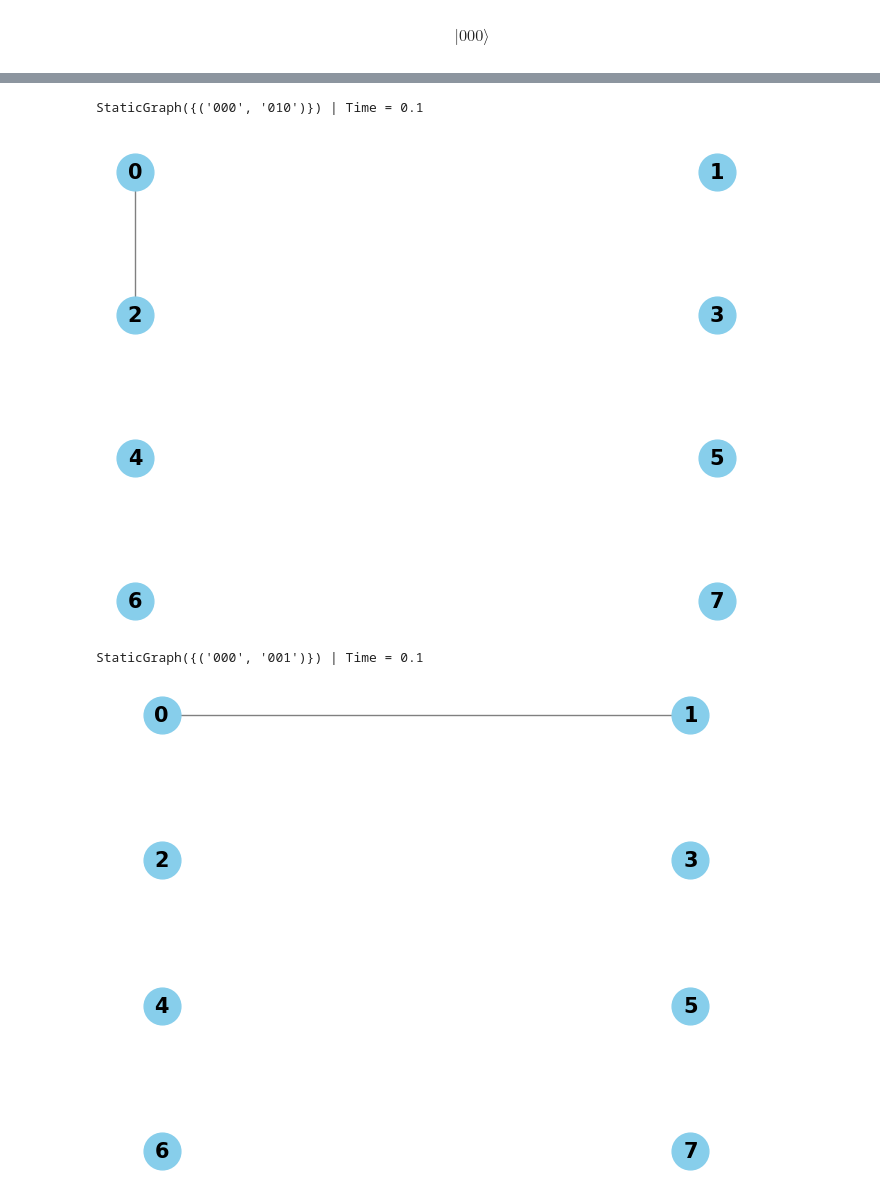
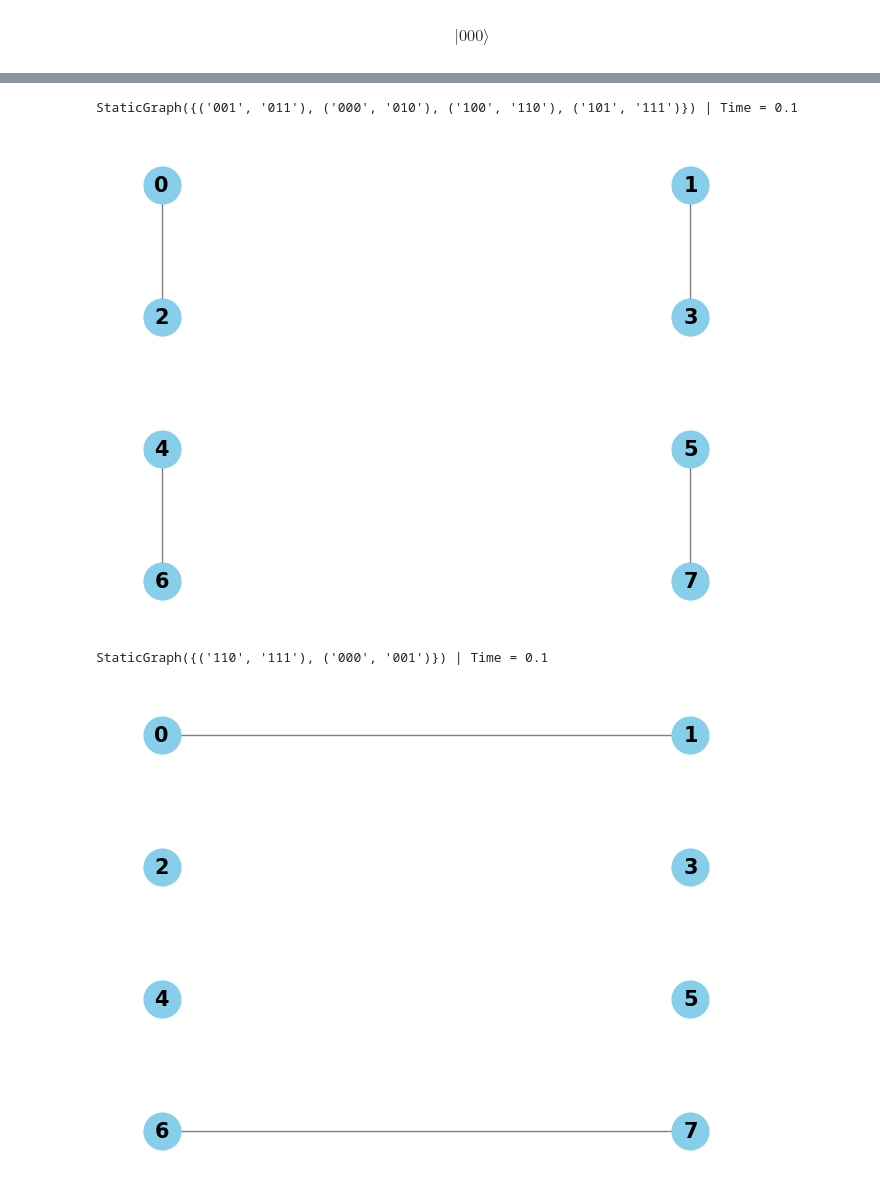
Before and after one commit to Mostafa-Atallah2020/ctqw-matching-decomp, a Jupyter notebook: examples/Zassenhaus-Trotter approximation of intersecting edges graphs.ipynb, the cells around one changed output, grey strips where cells are left out. Cells and saved outputs as stored; diff of their text form; code cells hidden in the pictures.

```diff
--- a/examples/Zassenhaus-Trotter approximation of intersecting edges graphs.ipynb
+++ b/examples/Zassenhaus-Trotter approximation of intersecting edges graphs.ipynb
@@ -57,18 +66,0 @@ $$0.8790796931 |000\rangle- 0.3370600044 i |001\rangle- 0.3370600044 i |010\rang
-# %%
-edges1 = {('000','010')}
-edges2 = {('000','001')}
-
-G1 = StaticGraph(edges1)
-G2 = StaticGraph(edges2)
-
-delta_t = 0.1
-t_steps = int(T/delta_t)
-
-graph_sequence = [(G1, delta_t), (G2, delta_t)]
-dyn_G = DynamicGraph(graph_sequence)
-dyn_G.draw()
-# %% [output]
-StaticGraph({('000', '010')}) | Time = 0.1
-[figure, removed]
-StaticGraph({('000', '001')}) | Time = 0.1
-[figure, removed]
@@ -75,3 +71,13 @@ StaticGraph({('000', '001')}) | Time = 0.1
+# %%
+intersecting_G = IntersectingEdgesGraph(edges)
+graph_sequence = [(graph, delta_t) for graph in intersecting_G.subgraphs]
+dyn_G = DynamicGraph(graph_sequence)
+dyn_G.draw()
+# %% [output]
+StaticGraph({('001', '011'), ('000', '010'), ('100', '110'), ('101', '111')}) | Time = 0.1
+[figure, added]
+StaticGraph({('110', '111'), ('000', '001')}) | Time = 0.1
+[figure, added]
 # %%
 time_evo_op = dyn_G.time_evo_op(t_steps=t_steps)
 print('Approximated Time Evolution Operator: ')
```
Also changed, not shown: parts of 9 cells of this notebook, 1 other file.
